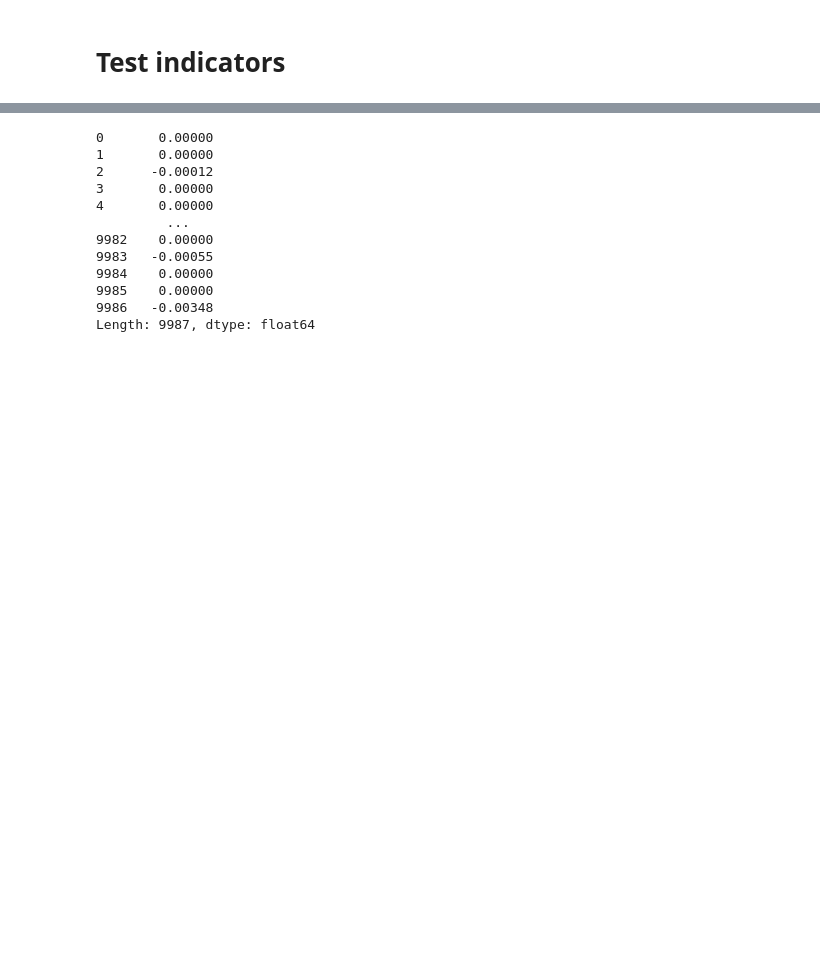
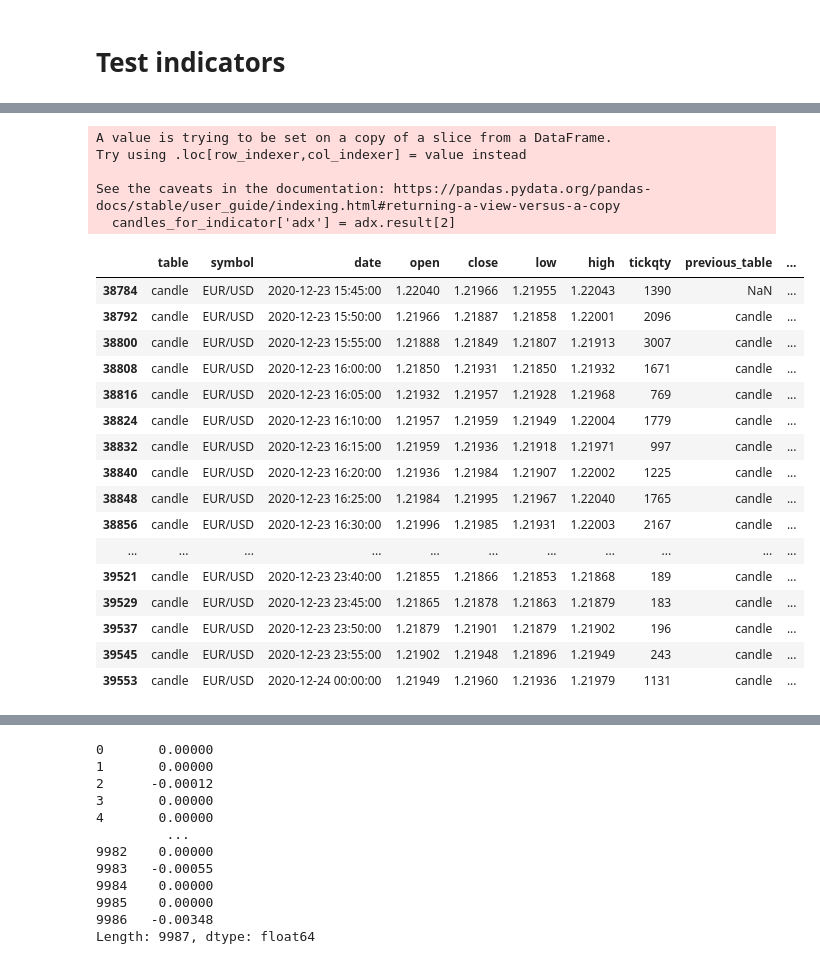
Before and after one commit to lhericourt/trading, a Jupyter notebook: notebooks/data_analysis.ipynb, the cells around one changed output, grey strips where cells are left out. Drawn from its saved outputs; the diff is of its cells as text; code cells hidden in the pictures; blank space fills up the shorter version.

```diff
--- a/notebooks/data_analysis.ipynb
+++ b/notebooks/data_analysis.ipynb
@@ -364,0 +266,10 @@ candles_for_indicator[candles_for_indicator['date'] >= '2020-11-23']
+# %%
+adx = Adx(candles_for_indicator)
+adx.compute()
+candles_for_indicator['adx'] = adx.result[2]
+# %% [output]
+A value is trying to be set on a copy of a slice from a DataFrame.
+Try using .loc[row_indexer,col_indexer] = value instead
+
+See the caveats in the documentation: https://pandas.pydata.org/pandas-docs/stable/user_guide/indexing.html#returning-a-view-versus-a-copy
+  candles_for_indicator['adx'] = adx.result[2]
@@ -365 +281,24 @@ candles_for_indicator[candles_for_indicator['date'] >= '2020-11-23']
+# %%
+previous_candles = candles_for_indicator.shift(1)
+previous_candles.columns = ['previous_' + x for x in previous_candles.columns]
+# %%
+pd.concat([candles_for_indicator, previous_candles], axis=1)
+# %% [output]
+|  | table | symbol | date | open | close | low | high | tickqty | previous_table | ... |
+| 38784 | candle | EUR/USD | 2020-12-23 15:45:00 | 1.22040 | 1.21966 | 1.21955 | 1.22043 | 1390 | NaN | ... |
+| 38792 | candle | EUR/USD | 2020-12-23 15:50:00 | 1.21966 | 1.21887 | 1.21858 | 1.22001 | 2096 | candle | ... |
+| 38800 | candle | EUR/USD | 2020-12-23 15:55:00 | 1.21888 | 1.21849 | 1.21807 | 1.21913 | 3007 | candle | ... |
+| 38808 | candle | EUR/USD | 2020-12-23 16:00:00 | 1.21850 | 1.21931 | 1.21850 | 1.21932 | 1671 | candle | ... |
+| 38816 | candle | EUR/USD | 2020-12-23 16:05:00 | 1.21932 | 1.21957 | 1.21928 | 1.21968 | 769 | candle | ... |
+| 38824 | candle | EUR/USD | 2020-12-23 16:10:00 | 1.21957 | 1.21959 | 1.21949 | 1.22004 | 1779 | candle | ... |
+| 38832 | candle | EUR/USD | 2020-12-23 16:15:00 | 1.21959 | 1.21936 | 1.21918 | 1.21971 | 997 | candle | ... |
+| 38840 | candle | EUR/USD | 2020-12-23 16:20:00 | 1.21936 | 1.21984 | 1.21907 | 1.22002 | 1225 | candle | ... |
+| 38848 | candle | EUR/USD | 2020-12-23 16:25:00 | 1.21984 | 1.21995 | 1.21967 | 1.22040 | 1765 | candle | ... |
+| 38856 | candle | EUR/USD | 2020-12-23 16:30:00 | 1.21996 | 1.21985 | 1.21931 | 1.22003 | 2167 | candle | ... |
+| ... | ... | ... | ... | ... | ... | ... | ... | ... | ... | ... |
+| 39521 | candle | EUR/USD | 2020-12-23 23:40:00 | 1.21855 | 1.21866 | 1.21853 | 1.21868 | 189 | candle | ... |
+| 39529 | candle | EUR/USD | 2020-12-23 23:45:00 | 1.21865 | 1.21878 | 1.21863 | 1.21879 | 183 | candle | ... |
+| 39537 | candle | EUR/USD | 2020-12-23 23:50:00 | 1.21879 | 1.21901 | 1.21879 | 1.21902 | 196 | candle | ... |
+| 39545 | candle | EUR/USD | 2020-12-23 23:55:00 | 1.21902 | 1.21948 | 1.21896 | 1.21949 | 243 | candle | ... |
+| 39553 | candle | EUR/USD | 2020-12-24 00:00:00 | 1.21949 | 1.21960 | 1.21936 | 1.21979 | 1131 | candle | ... |
 # %%
```
Also changed, not shown: parts of 26 cells of this notebook, 3 other files.
